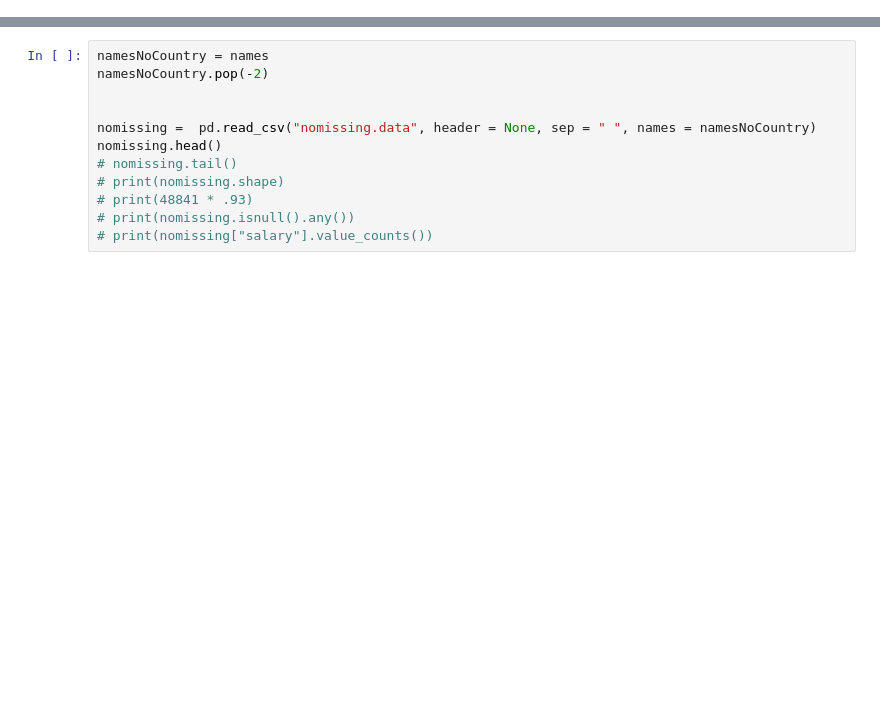
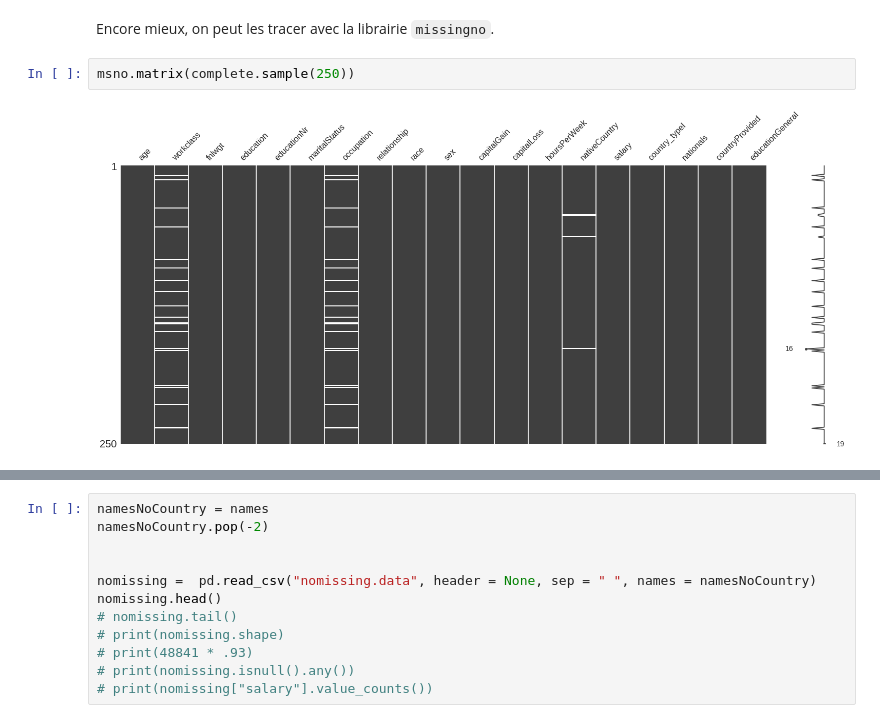
Before and after one commit to Alsaxian/salaryDiscovery, a Jupyter notebook: Explanation.ipynb, the cells around one changed output, grey strips where cells are left out. Cells and saved outputs as stored; diff of their text form; blank space fills up the shorter version.

```diff
--- a/Explanation.ipynb
+++ b/Explanation.ipynb
@@ -148,0 +59,6 @@ Name: nativeCountry, dtype: int64
+# %% [markdown]
+Encore mieux, on peut les tracer avec la librairie `missingno`.
+# %%
+msno.matrix(complete.sample(250))
+# %% [output]
+[figure, added]
```
Also changed, not shown: parts of 54 cells of this notebook, 3 other files.
